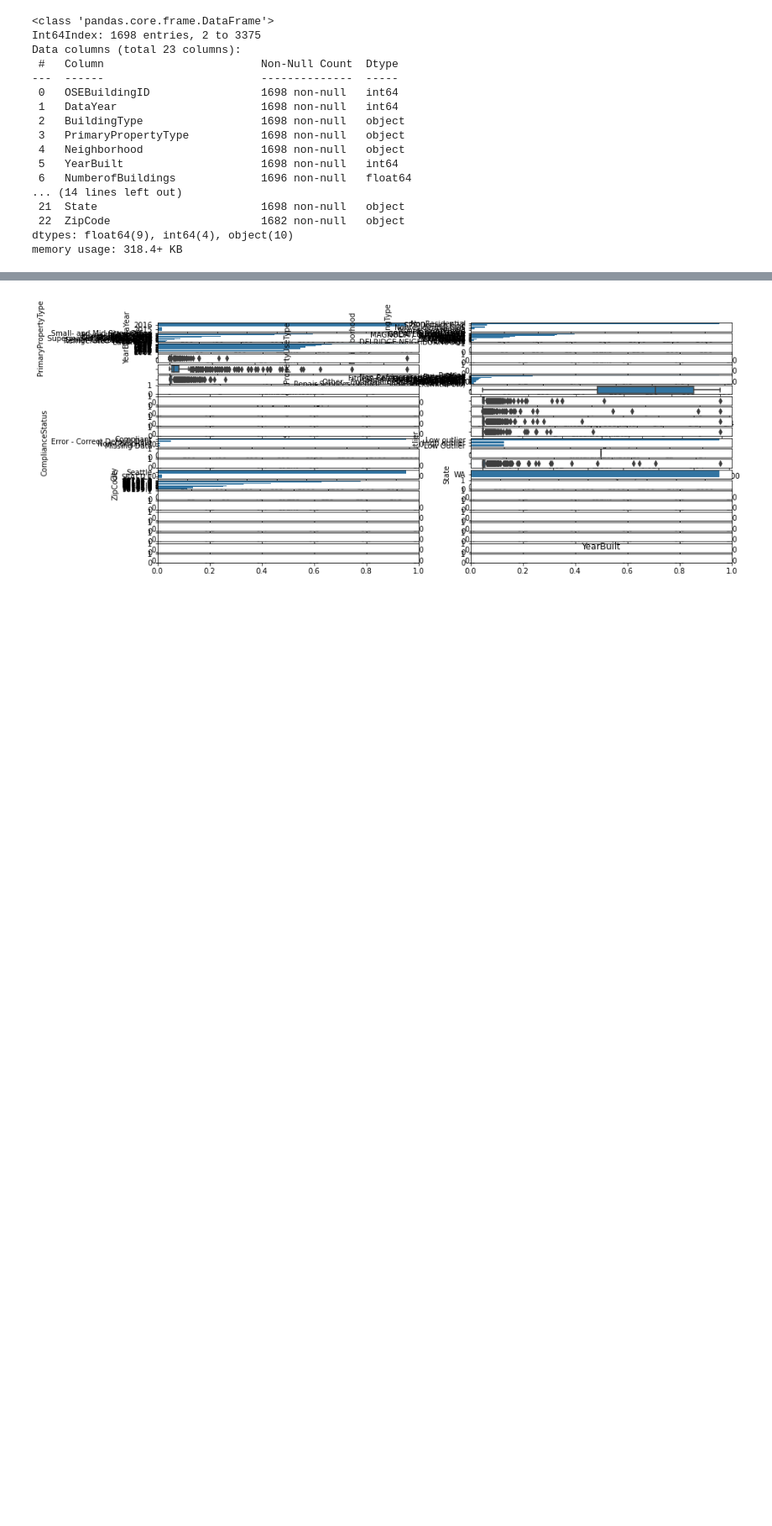
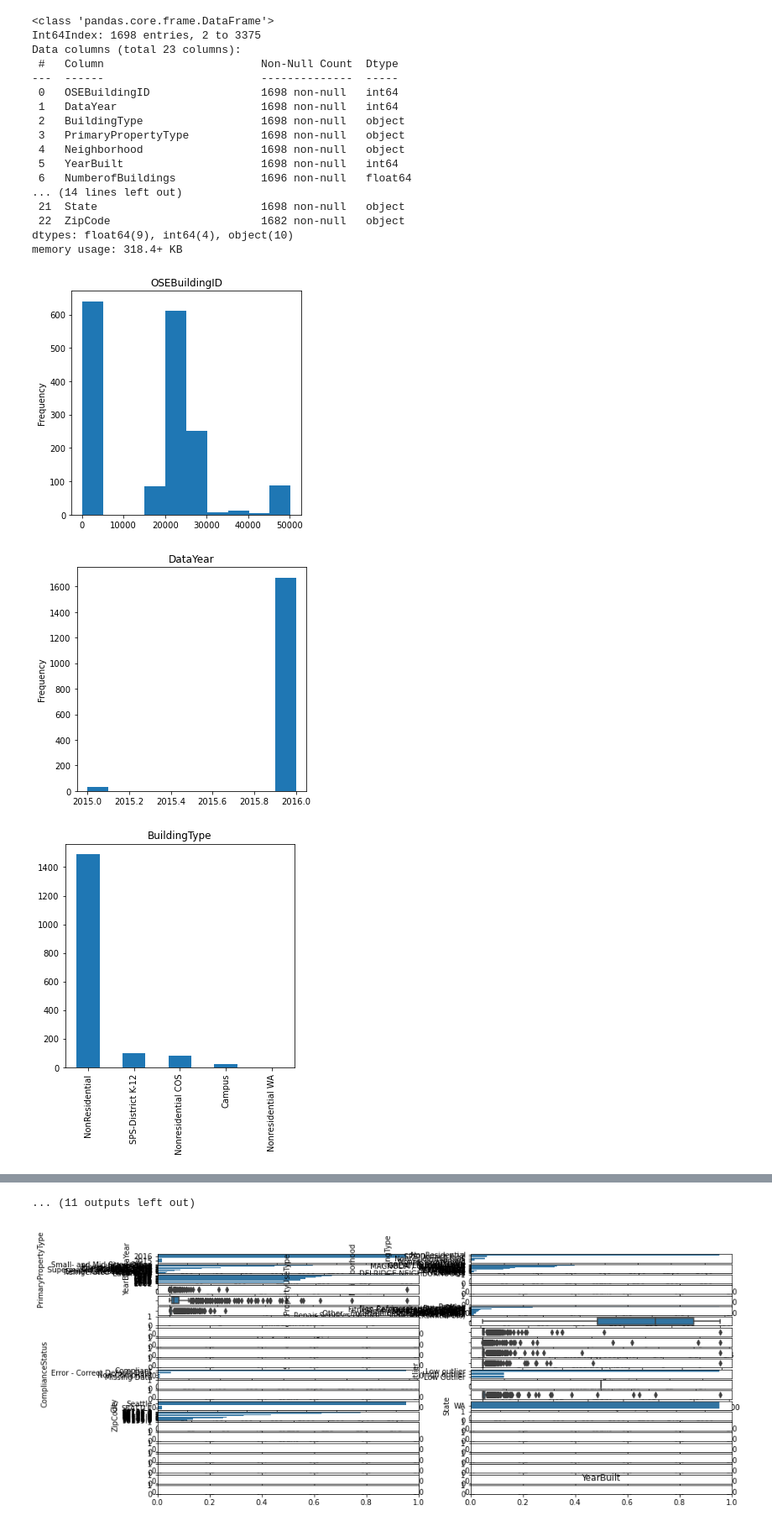
Before and after one commit to sebastienbourgeois/oc-p4-anticiper-besoin-consommation-batiments, a Jupyter notebook: Pelec_01_notebook.ipynb, the cells around one changed output, grey strips where cells are left out. Shown at 84% size. Saved outputs shown, nothing was run; the diff lists cells and outputs as text; code cells hidden in the pictures; blank space fills up the shorter version.

```diff
--- a/Pelec_01_notebook.ipynb
+++ b/Pelec_01_notebook.ipynb
@@ -523,3 +525,19 @@ Data columns (total 23 columns):
  22  ZipCode                       1682 non-null   object
 dtypes: float64(9), int64(4), object(10)
 memory usage: 318.4+ KB
+# %%
+plt.rcParams["figure.max_open_warning"] = 50
+
+# bar chart and histogram
+for column in batiments_data:
+    plt.figure(column, figsize = (4.9,4.9))
+    plt.title(column)
+    if is_numeric_dtype(batiments_data[column]):
+        batiments_data[column].plot(kind = 'hist')
+    elif is_string_dtype(batiments_data[column]):
+        # show only the TOP 10 value count in each categorical data
+        batiments_data[column].value_counts()[:10].plot(kind = 'bar')
+# %% [output]
+[figure, added]
+[figure, added]
+[figure, added]
@@ -526,3 +553,4 @@ memory usage: 318.4+ KB
+... (11 outputs left out)
 # %%
 # préparation des types de variables pour automatiser l'affichage des graphiques
 dict_type_variables = {}
```
Also changed, not shown: parts of 2 cells of this notebook.
